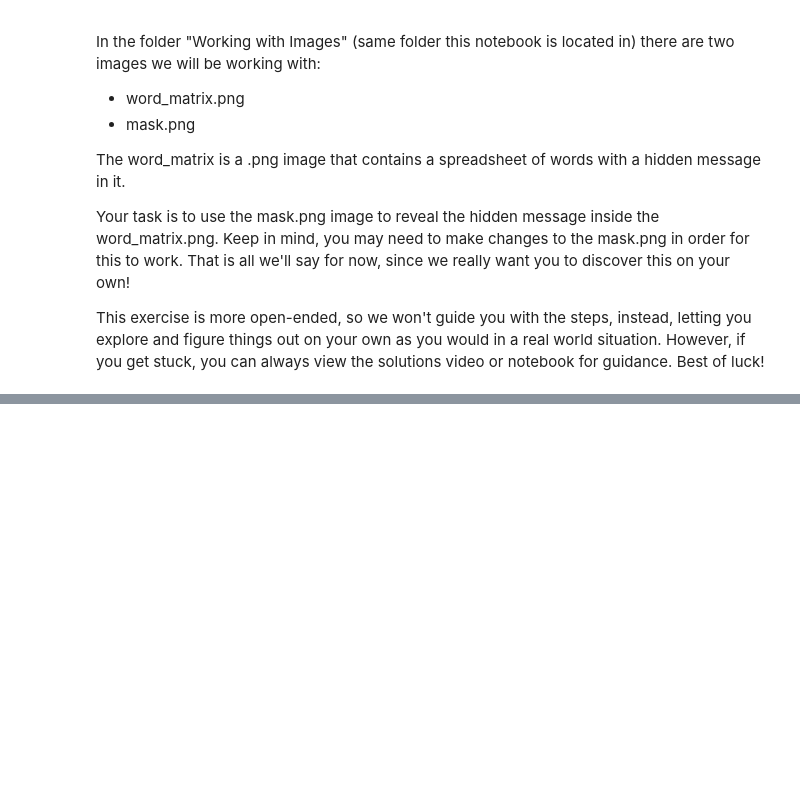
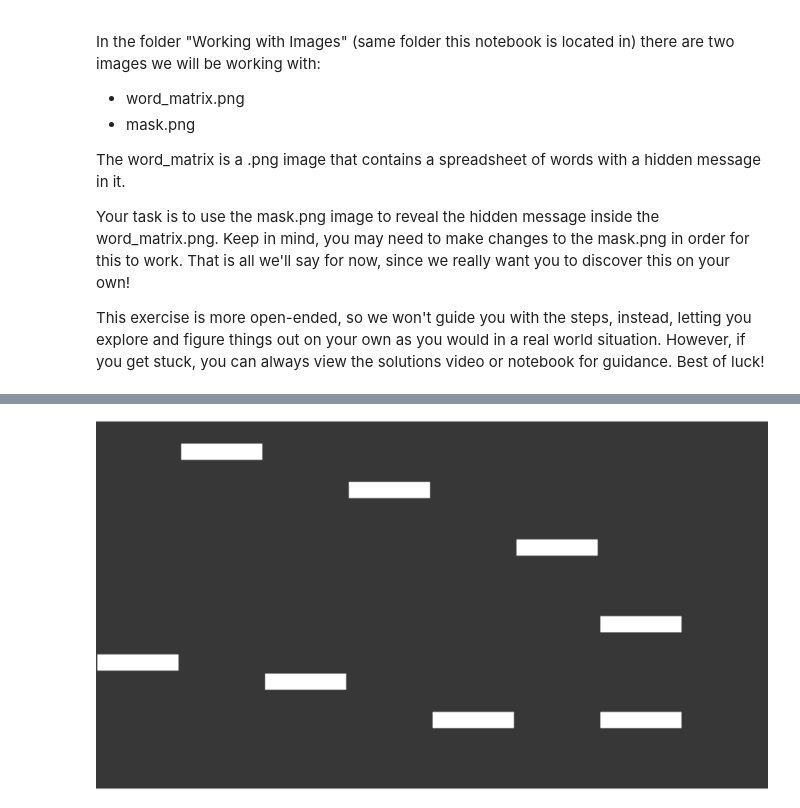
Before and after one commit to Phillips094/Python-Certification, a Jupyter notebook: 14-Working-with-Images/01-Image-Exercise.ipynb, the cells around one changed output, grey strips where cells are left out. Cells and saved outputs as stored; diff of their text form; code cells hidden in the pictures; blank space fills up the shorter version.

```diff
--- a/14-Working-with-Images/01-Image-Exercise.ipynb
+++ b/14-Working-with-Images/01-Image-Exercise.ipynb
@@ -24,0 +50,4 @@ This exercise is more open-ended, so we won't guide you with the steps, instead,
+# %%
+mask
+# %% [output]
+[figure, added]
```
Also changed, not shown: parts of 11 cells of this notebook.
